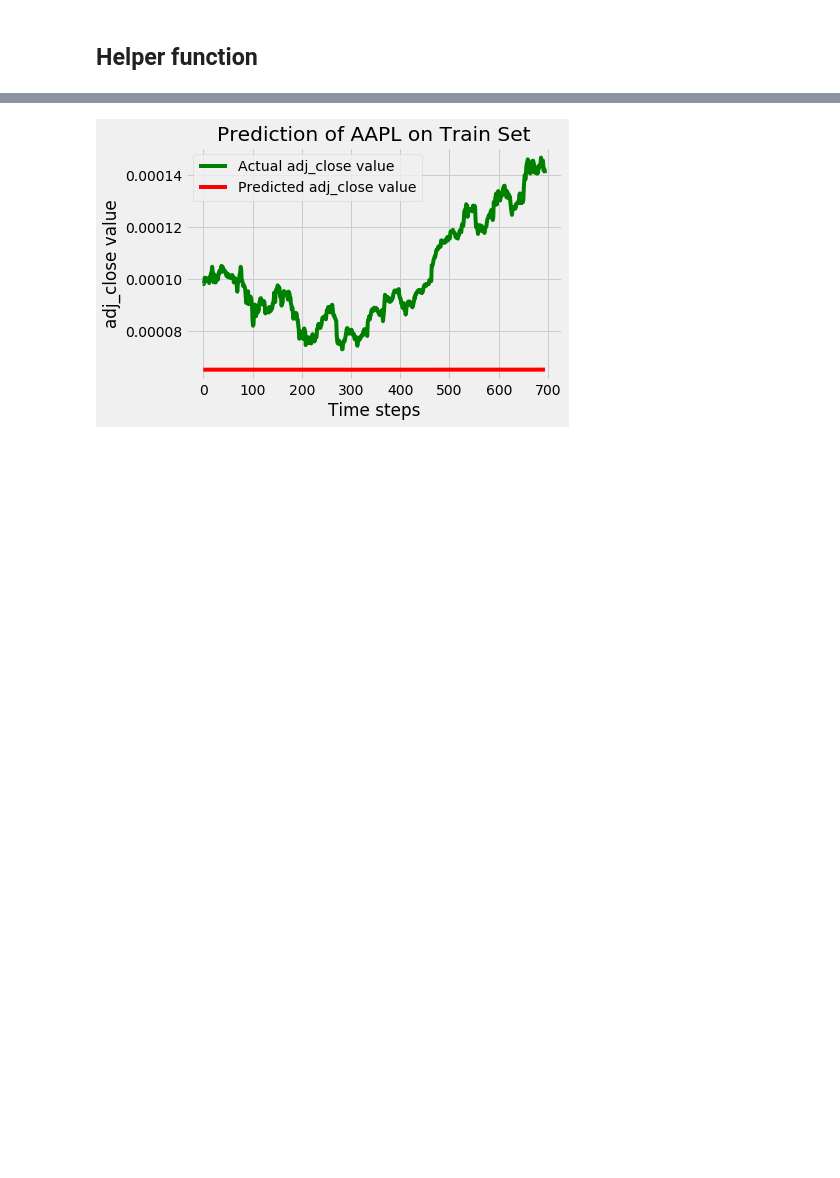
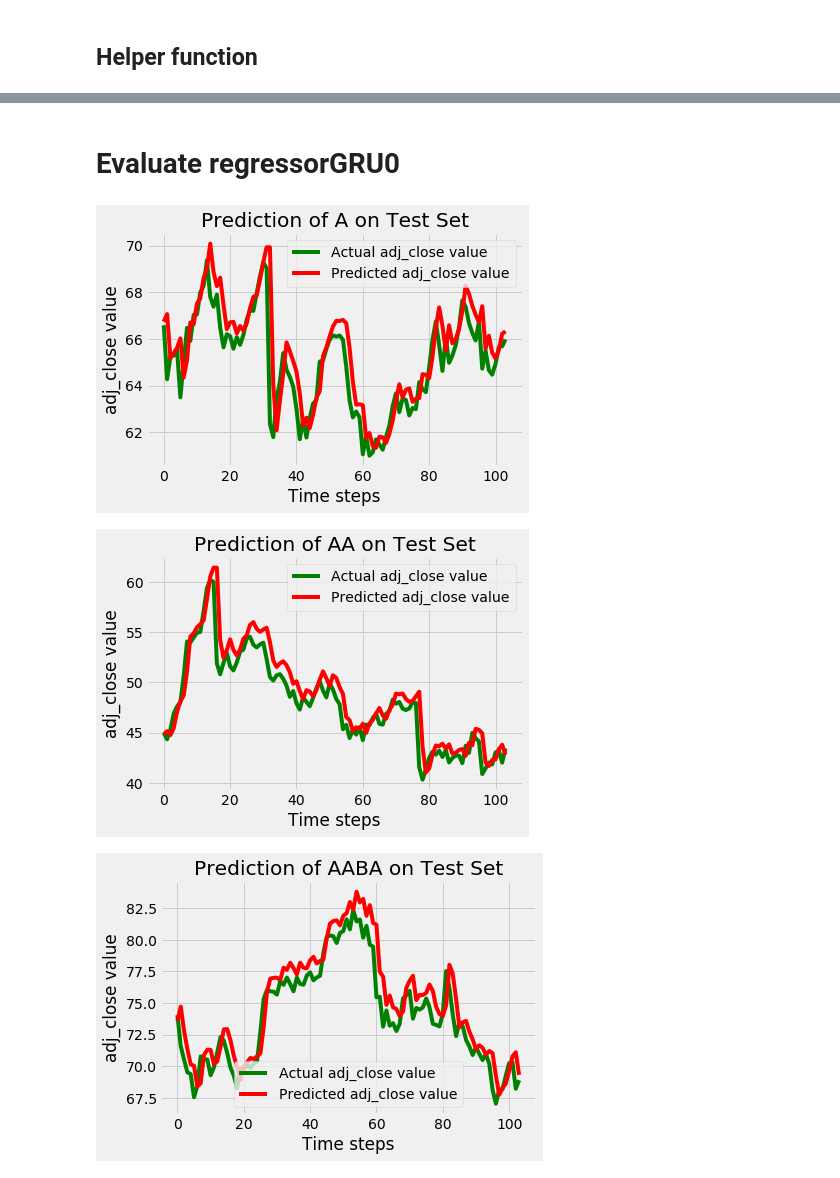
Before and after one commit to sey-kh/internship-tw, a Jupyter notebook: gru_model_historical_stock_prices.ipynb, the cells around one changed output, grey strips where cells are left out. Saved outputs shown, nothing was run; the diff lists cells and outputs as text; code cells hidden in the pictures; blank space fills up the shorter version.

```diff
--- a/gru_model_historical_stock_prices.ipynb
+++ b/gru_model_historical_stock_prices.ipynb
@@ -143,7 +204,7 @@ Epoch 10/10
 # Calculate Mean squared_error #
 def return_mse(test,predicted):
     mse = mean_squared_error(test, predicted)
-    print("The mean squared error is {}.".format(mse))
+    return mse
 # %%
 # Plotting graph
 def plotting_graph(y_test, y_pred, ticker, des):
@@ -191,7 +217,0 @@ train_set_1 = trainSet[['adj_close']].values
-# %%
-sc = MinMaxScaler(feature_range=(0,1))
-sc.partial_fit(test_set_1)
-sc.partial_fit(train_set_1)
-
-train_set_scaled = sc.transform(train_set_1)
-test_set_scaled = sc.transform(test_set_1)
@@ -228,10 +217,0 @@ for entries in tickers_entry:
-# %%
-# Original values
-aapl_stock = trainSet.loc[trainSet['ticker'] == 'AAPL'][['adj_close']].values
-aapl_x = []
-aapl_y = []
-for i in range(timesteps, len(aapl_stock)):
-    aapl_x.append(aapl_stock[i-timesteps: i, 0])
-    aapl_y.append(aapl_stock[i,0])
-x, y = np.array(aapl_x), np.array(aapl_y)
-y.sum()
@@ -324,11 +218,2 @@ Epoch 10/10
-# %%
-X_test = train_set_all_stocks[9][0]
-Y_test = train_set_all_stocks[9][1]
-
-# Predicting
-result = regressor.predict(X_test)
-
-# Plotting result
-plotting_graph(Y_test,result, 'AAPL', 'Train Set')
-# %% [output]
-[figure, removed]
+# %% [markdown]
+# Evaluate regressorGRU0 #
@@ -334,0 +253,21 @@ plotting_graph(Y_test,result, 'AAPL', 'Train Set')
+# %%
+# Evaluate model
+mse_val = {}
+for s in test_set0:
+    X_test = test_set0[s]['X_test']
+    Y_test = test_set0[s]['Y_test']
+    result = regressorGRU0.predict(X_test)
+
+    y_pred = []
+    for i in range(0,len(result)):
+        y = result[i]
+        y = y.reshape(-1,1)
+        k = scaler0[s][i].inverse_transform(y)
+        y_pred.append(k[0][0])
+
+    plotting_graph(Y_test,y_pred, s, 'Test Set')
+    mse_val[s] = return_mse(Y_test, y_pred)
+# %% [output]
+[figure, added]
+[figure, added]
+[figure, added]
```
Also changed, not shown: parts of 44 cells of this notebook, 1 other file.
